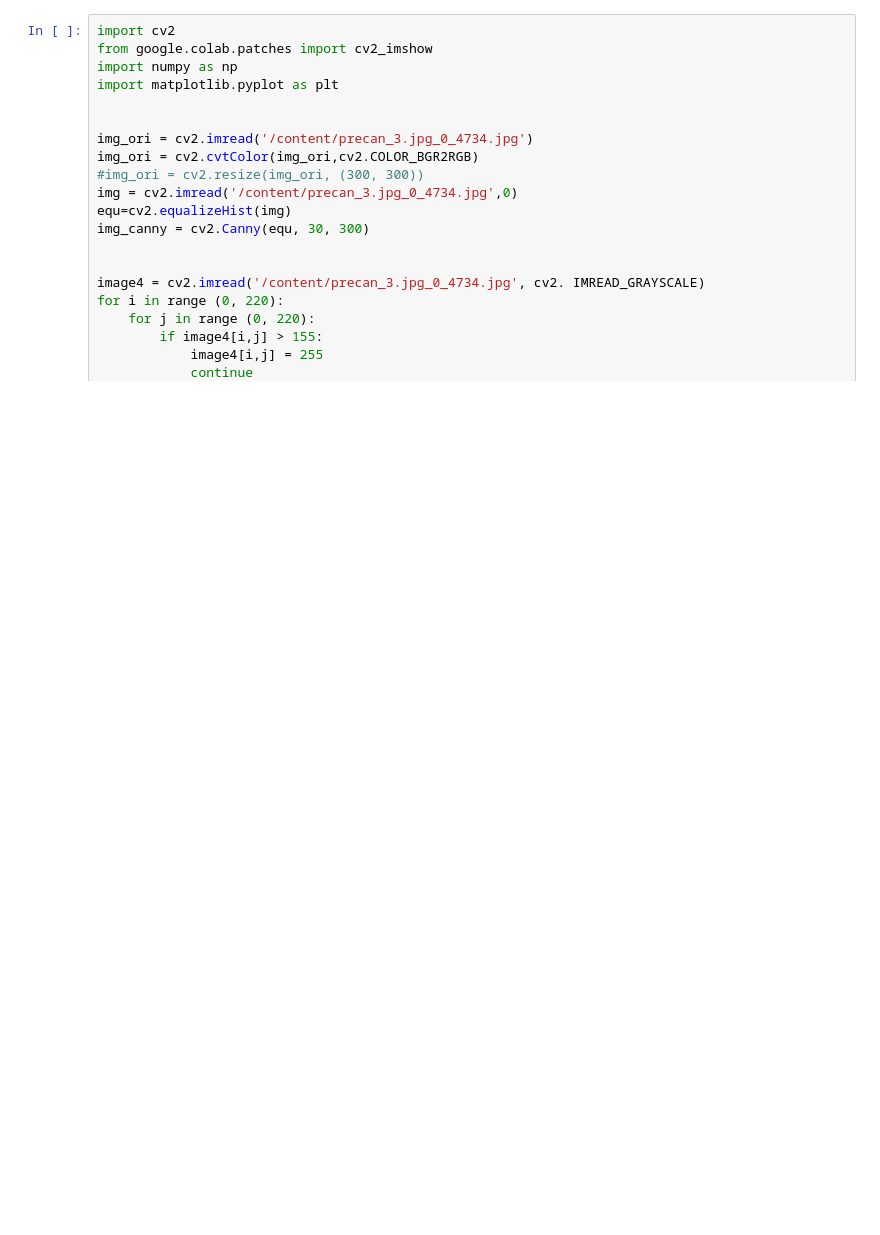
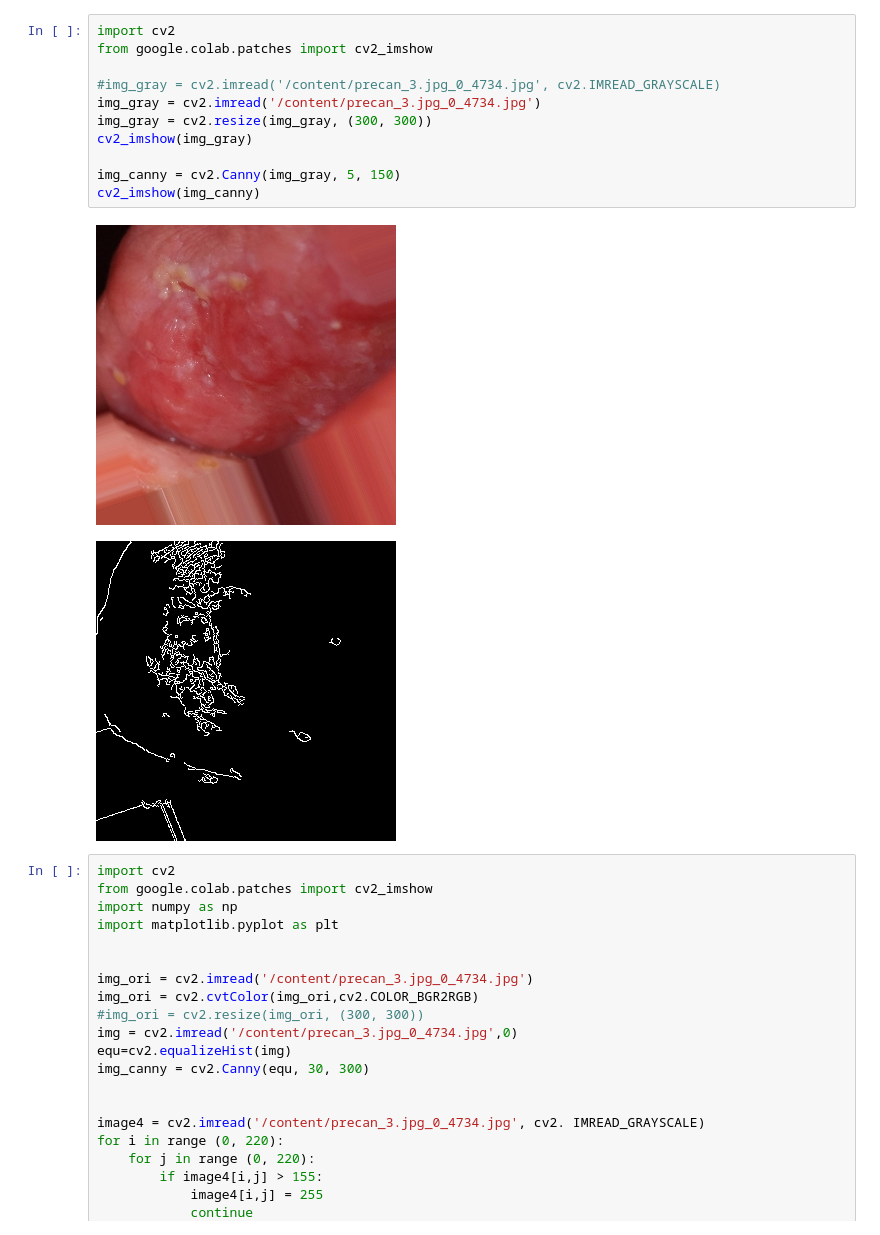
Before and after one commit to leekate/2020-ctrc-OralCancer-Classification-project, a Jupyter notebook: 2-FLOW-IDEA.ipynb, the cells around one changed output. Drawn from its saved outputs; the diff is of its cells as text; blank space fills up the shorter version.

Commit message:
Colaboratory를 통해 생성됨

```diff
--- a/2-FLOW-IDEA.ipynb
+++ b/2-FLOW-IDEA.ipynb
@@ -1,3 +18,17 @@
+# %%
+import cv2
+from google.colab.patches import cv2_imshow
+
+#img_gray = cv2.imread('/content/precan_3.jpg_0_4734.jpg', cv2.IMREAD_GRAYSCALE)
+img_gray = cv2.imread('/content/precan_3.jpg_0_4734.jpg')
+img_gray = cv2.resize(img_gray, (300, 300))
+cv2_imshow(img_gray)
+
+img_canny = cv2.Canny(img_gray, 5, 150)
+cv2_imshow(img_canny)
+# %% [output]
+[figure, added]
+[figure, added]
 # %%
 import cv2
 from google.colab.patches import cv2_imshow
```
Also changed, not shown: parts of 3 cells of this notebook.
